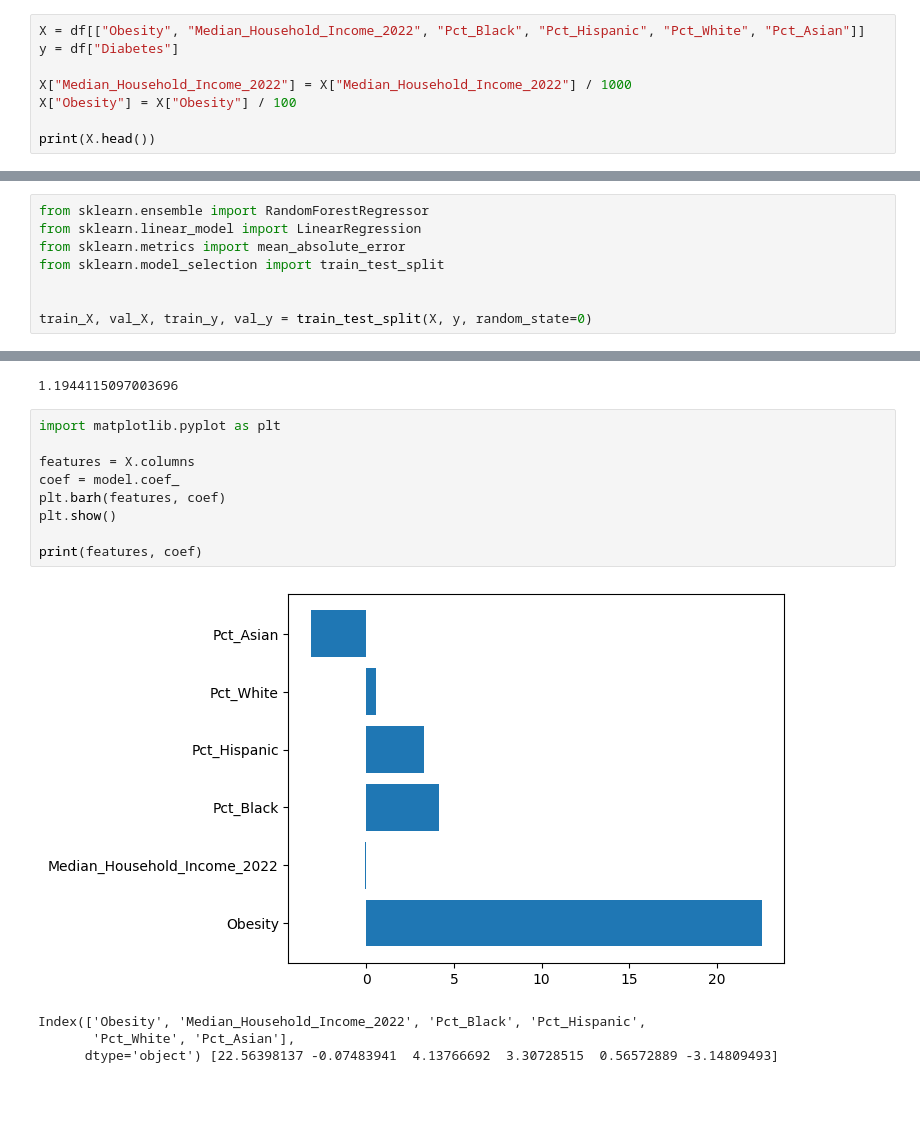
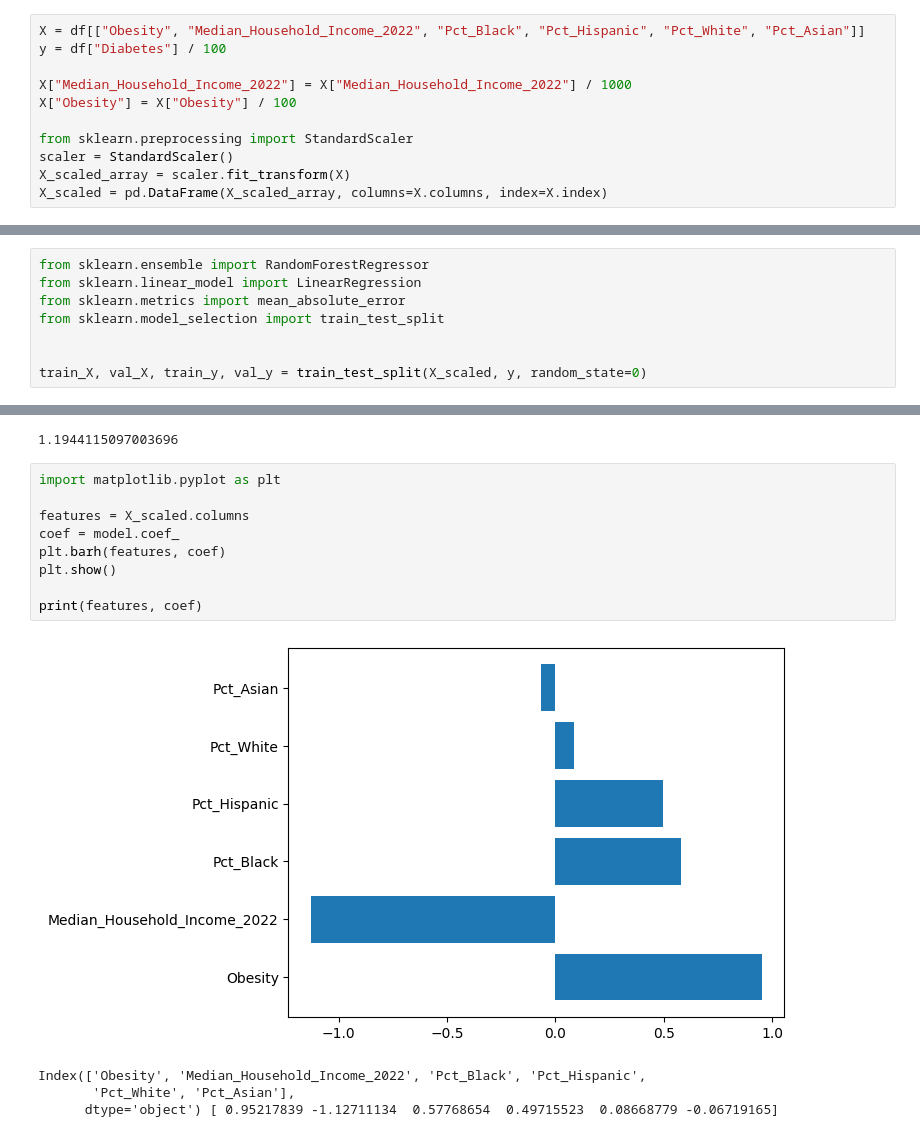
Before and after one commit to festiveelephantseal/UH-CEA-Summer-Research, a Jupyter notebook: Research.ipynb, the cells around one changed output, grey strips where cells are left out. Drawn from its saved outputs; the diff is of its cells as text; blank space fills up the shorter version.

```diff
--- a/Research.ipynb
+++ b/Research.ipynb
@@ -77,10 +77,13 @@ print(df.head())
 [5 rows x 49 columns]
 # %%
 X = df[["Obesity", "Median_Household_Income_2022", "Pct_Black", "Pct_Hispanic", "Pct_White", "Pct_Asian"]]
-y = df["Diabetes"]
+y = df["Diabetes"] / 100
 
 X["Median_Household_Income_2022"] = X["Median_Household_Income_2022"] / 1000
 X["Obesity"] = X["Obesity"] / 100
 
-print(X.head())
+from sklearn.preprocessing import StandardScaler
+scaler = StandardScaler()
+X_scaled_array = scaler.fit_transform(X)
+X_scaled = pd.DataFrame(X_scaled_array, columns=X.columns, index=X.index)
 # %% [output]
@@ -114,7 +116,7 @@ from sklearn.metrics import mean_absolute_error
 from sklearn.model_selection import train_test_split
 
 
-train_X, val_X, train_y, val_y = train_test_split(X, y, random_state=0)
+train_X, val_X, train_y, val_y = train_test_split(X_scaled, y, random_state=0)
 # %%
 model = LinearRegression()
 model.fit(train_X, train_y)
@@ -128,17 +130,17 @@ mean_absolute_error(val_y, val_predictions)
 # %%
 import matplotlib.pyplot as plt
 
-features = X.columns
+features = X_scaled.columns
 coef = model.coef_
 plt.barh(features, coef)
 plt.show()
 
 print(features, coef)
 # %% [output]
-[figure, old version]
+[figure, new version]
 Index(['Obesity', 'Median_Household_Income_2022', 'Pct_Black', 'Pct_Hispanic',
        'Pct_White', 'Pct_Asian'],
-      dtype='object') [22.56398137 -0.07483941  4.13766692  3.30728515  0.56572889 -3.14809493]
+      dtype='object') [ 0.95217839 -1.12711134  0.57768654  0.49715523  0.08668779 -0.06719165]
 # %%
 import seaborn as sns
 
```
Also changed, not shown: parts of 4 cells of this notebook, 7 other files.
